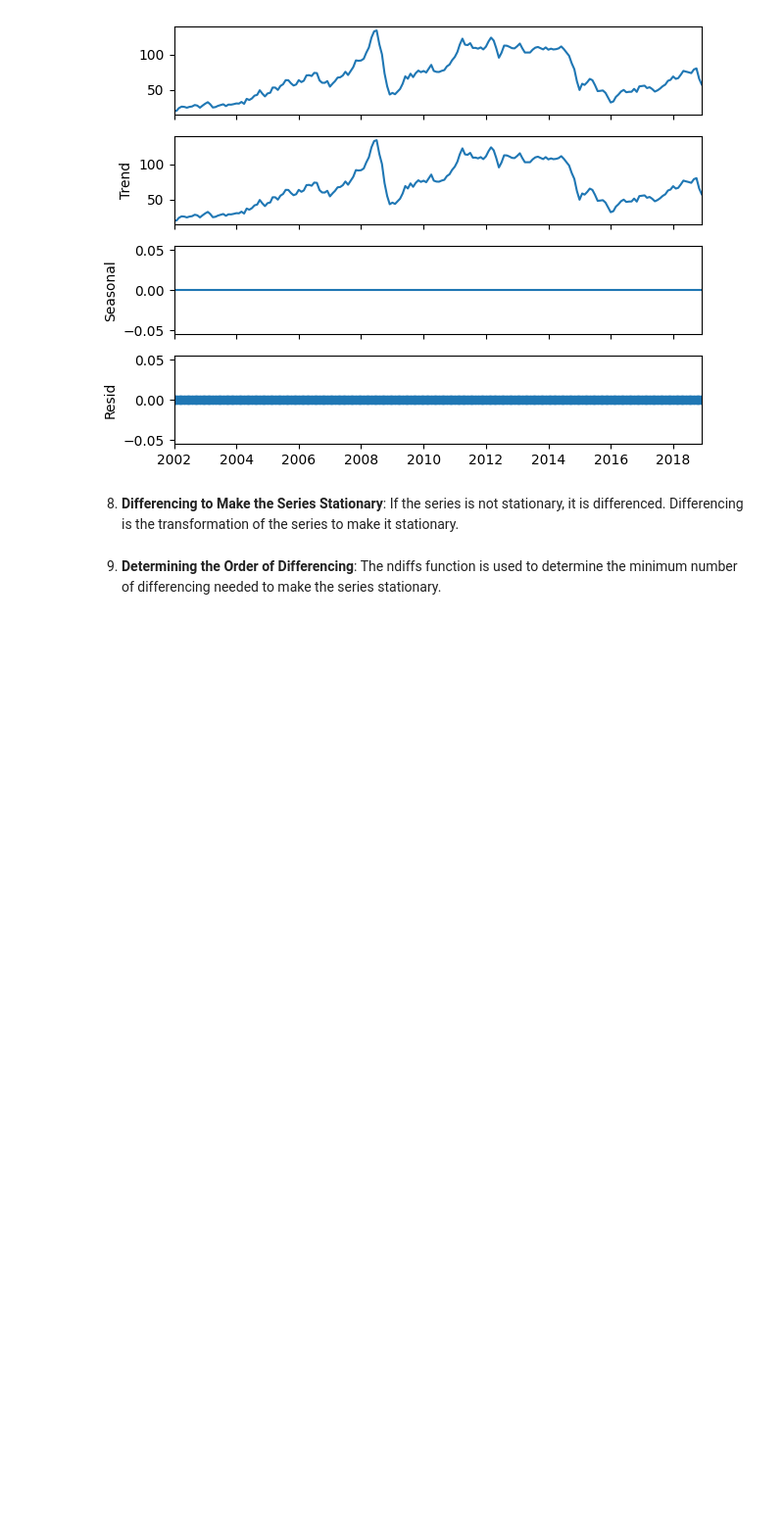
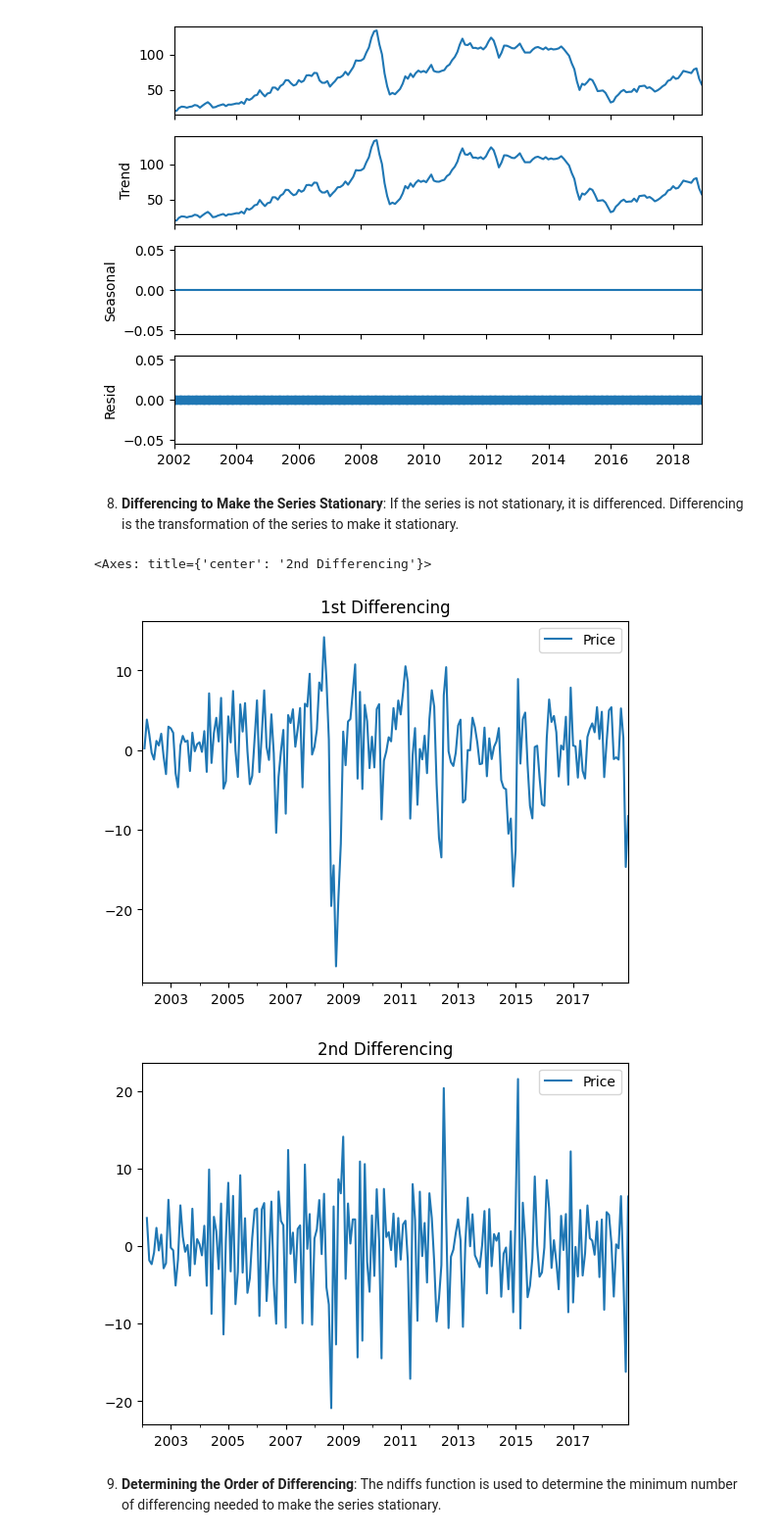
Before and after one commit to jnopareboateng/ml-library, a Jupyter notebook: crude-oil-forecast/scripts/arimav3.ipynb, the cells around one changed output. Shown at 98% size. Drawn from its saved outputs; the diff is of its cells as text; code cells hidden in the pictures; blank space fills up the shorter version.

```diff
--- a/crude-oil-forecast/arimav3.ipynb
+++ b/crude-oil-forecast/scripts/arimav3.ipynb
@@ -106,16 +115,21 @@ plt.show()
 # %%
 #%%
 
 # Differencing to make the series stationary and plot the differenced series
-diff = series.diff(periods=1).dropna()
-diff_2 = diff.diff(periods=1).dropna()
+# series = pd.Series(data=train)
+from turtle import title
+
+
+diff = train.diff()
+diff_2 = diff.diff()
 
 # plot and add legend in top right corner with plotly subplots
-fig = make_subplots(rows=3, cols=1)
-fig.add_trace(go.Scatter(x=diff.index, y=diff, name='1st Difference'), row=1, col=1)
-fig.add_trace(go.Scatter(x=diff_2.index, y=diff_2, name='2nd Difference'), row=2, col=1)
-fig.add_trace(go.Scatter(x=series.index, y=series, name='Original'), row=3, col=1)
-fig.show()
+diff.plot(title="1st Differencing")
+diff_2.plot(title="2nd Differencing")
+# %% [output]
+<Axes: title={'center': '2nd Differencing'}>
+[figure, added]
+[figure, added]
 # %% [markdown]
 9. **Determining the Order of Differencing**: The ndiffs function is used to determine the minimum number of differencing needed to make the series stationary.
 # %%
```
Also changed, not shown: parts of 7 cells of this notebook, 10 other files.
